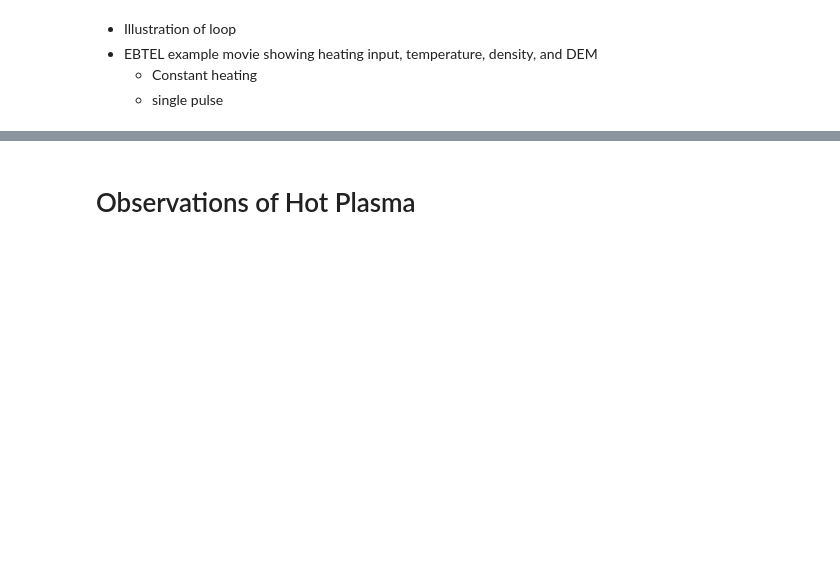
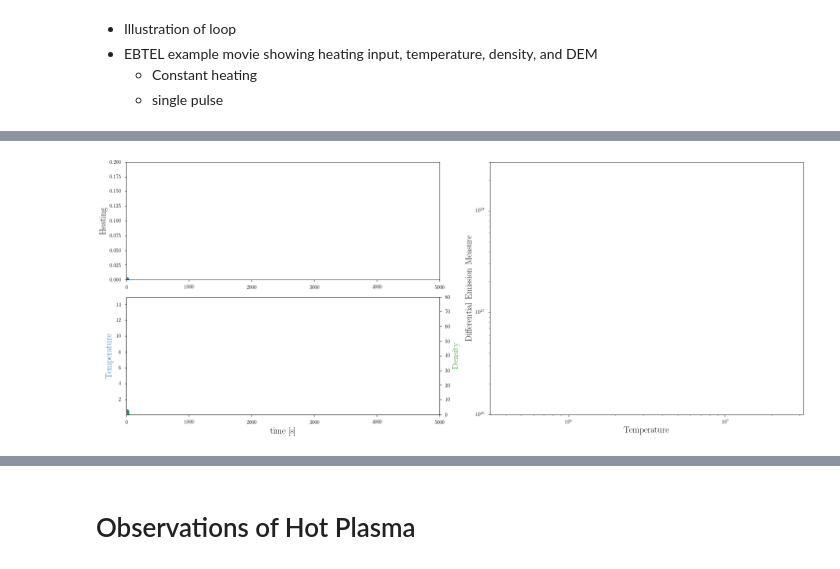
Before and after one commit to wtbarnes/journal-club-spring-2018, a Jupyter notebook: talk.ipynb, the cells around one changed output, grey strips where cells are left out. Saved outputs shown, nothing was run; the diff lists cells and outputs as text; code cells hidden in the pictures; blank space fills up the shorter version.

```diff
--- a/talk.ipynb
+++ b/talk.ipynb
@@ -58,0 +268,66 @@ import sunpy.map
+# %%
+config_dynamic = base_config.copy()
+config_dynamic['heating']['events'] = [
+    {'event': {'magnitude': config_steady['heating']['background'] * base_config['total_time'] * 2. / 200.,
+               'rise_start': 0., 'rise_end': 100., 'decay_start': 100., 'decay_end': 200.}}
+]
+config_dynamic['heating']['background'] = 1e-6
+synthesizAR.util.OutputHandler(config_dynamic['output_filename']+'.xml',config_dynamic).print_to_xml()
+subprocess.run(['/Users/willbarnes/Documents/work/codes/ebtelPlusPlus/bin/ebtel++.run', '-c', config_dynamic['output_filename']+'.xml']);
+results = np.loadtxt(config_dynamic['output_filename'])
+# %%
+emb = EM_Binner(base_config['loop_length'],time=results[:,0],temp=results[:,1],density=results[:,3])
+emb.build_em_dist(build_mat=True)
+# %%
+fig = plt.figure(figsize=(20,8))
+ax1 = plt.subplot2grid((2, 2), (0, 0),colspan=1)
+ax2 = plt.subplot2grid((2, 2), (1, 0),colspan=1)
+ax2_5 = ax2.twinx()
+ax3 = plt.subplot2grid((2, 2), (0, 1), rowspan=2)
+line1, = ax1.plot([],[],color='C0')
+line2, = ax1.plot([],[], marker='o',markersize=10, color='C0')
+line3, = ax2.plot([],[],color='C0')
+line4, = ax2.plot([],[],marker='o',markersize=10, color='C0')
+line5, = ax2_5.plot([],[],color='C2')
+line6, = ax2_5.plot([],[], marker='o',markersize=10, color='C2')
+line7, = ax3.step([1,2],[3,4],where='post',color='k',alpha=0.5)
+line8, = ax3.step([1,2],[3,4],where='post',color='C0',)
+# Limits and scales
+ax1.set_xlim(0,base_config['total_time'])
+ax1.set_ylim(0,0.2)
+ax2.set_xlim(0,base_config['total_time'])
+ax2.set_ylim(0.05,15)
+ax2_5.set_ylim(0.05,80)
+ax3.set_yscale('log')
+ax3.set_xscale('log')
+ax3.set_xlim(10.**(5.5),10**(7.5))
+ax3.set_ylim(1e26,3e28)
+# Labels
+ax1.set_ylabel(r'Heating')
+ax2.set_ylabel(r'Temperature')
+ax2.yaxis.label.set_color('C0')
+ax2.set_xlabel(r'time [s]')
+ax2_5.set_ylabel(r'Density')
+ax2_5.yaxis.label.set_color('C2')
+ax3.set_ylabel(r'Differential Emission Measure')
+ax3.set_xlabel(r'Temperature')
+plt.tight_layout()
+
+def animate(i):
+    line1.set_data(results[:(i+1),0],results[:(i+1),-1])
+    line2.set_data(results[i,0], results[i,-1],)
+    line3.set_data(results[:(i+1),0],results[:(i+1),1]/1e6)
+    line4.set_data(results[i,0], results[i,1]/1e+6,)
+    line5.set_data(results[:(i+1),0], results[:(i+1),3]/1e8,)
+    line6.set_data(results[i,0], results[i,3]/1e8,)
+    line7.set_data(emb.T_em,emb.em_mat[i,:])
+    hist,bins = np.histogram(
+        [em for em_list in emb.T_em_flat[:(i+1)] for em in em_list],
+        weights=[em for em_list in emb.em_flat[:(i+1)] for em in em_list],
+        bins=emb.T_em_histo_bins)
+    line8.set_data(bins[:-1],hist)
+    return [line1,line2,line3,line4,line5,line6,line7,line8,]
+
+anim = matplotlib.animation.FuncAnimation(fig, animate, frames=results.shape[0], interval=20, repeat=True,blit=True,)
+# %% [output]
+[figure, added]
```
Also changed, not shown: parts of 12 cells of this notebook, 1 other file.
